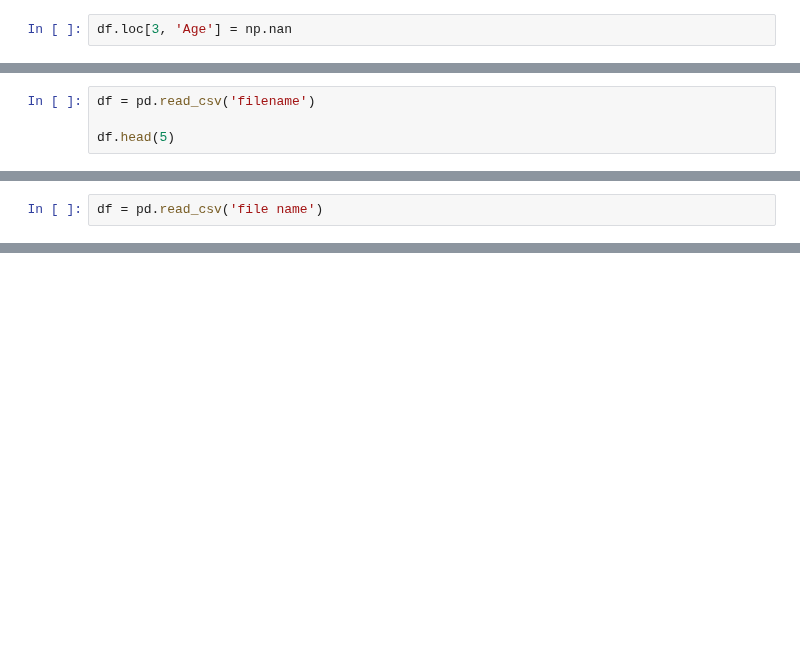
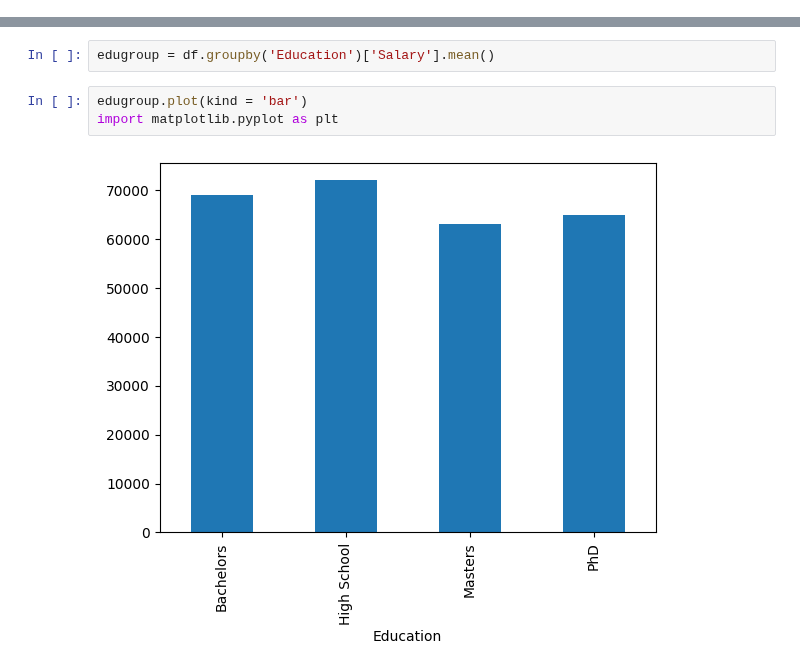
Before and after one commit to Ranjitghadge/Python-Practice, a Jupyter notebook: Python_Practice.ipynb, the cells around one changed output, grey strips where cells are left out. Cells and saved outputs as stored; diff of their text form; blank space fills up the shorter version.

```diff
--- a/Python_Practice.ipynb
+++ b/Python_Practice.ipynb
@@ -2935,2 +99,0 @@ df
-# %%
-df.loc[3, 'Age'] = np.nan
@@ -4013,4 +99,0 @@ Question 5: Read a CSV file named "data.csv" using Pandas and display the first
-# %%
-df = pd.read_csv('filename')
-
-df.head(5)
@@ -4088,2 +99,0 @@ Question 14: Read a CSV file named "data.csv" using Pandas and display the last
-# %%
-df = pd.read_csv('file name')
@@ -4563,0 +144,7 @@ KeyError: ignored
+# %%
+edugroup = df.groupby('Education')['Salary'].mean()
+# %%
+edugroup.plot(kind = 'bar')
+import matplotlib.pyplot as plt
+# %% [output]
+[figure, added]
```
Also changed, not shown: parts of 482 cells of this notebook.
